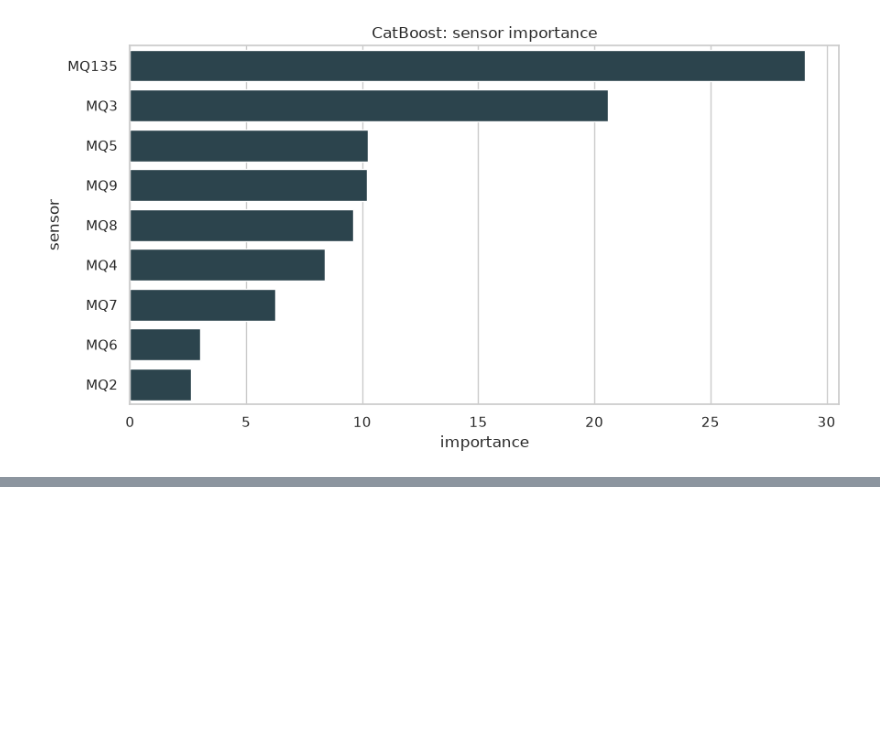
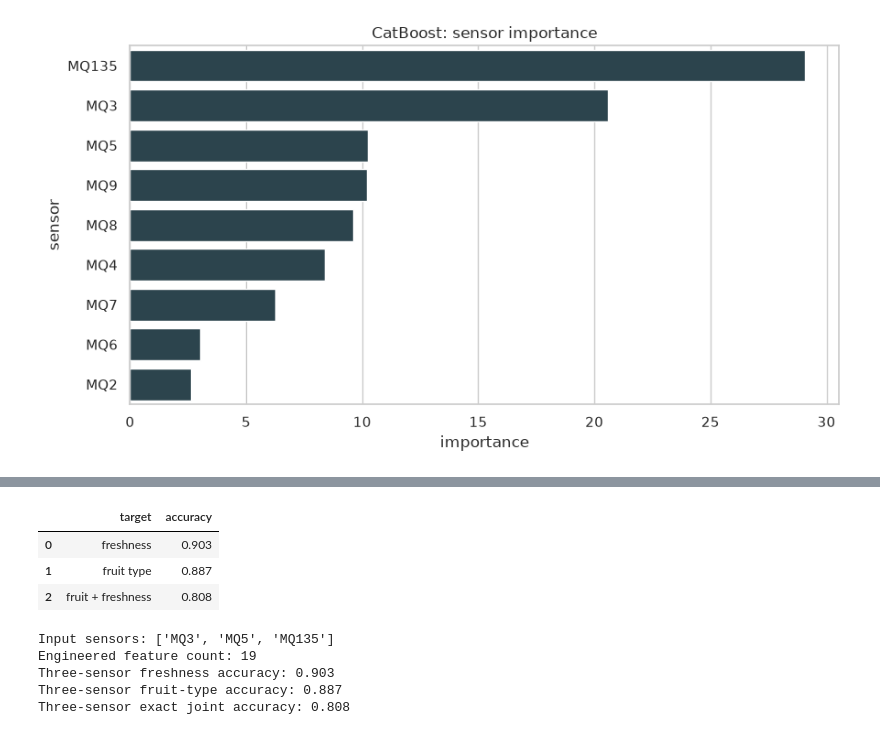
Before and after one commit to cyb3r-b4stard/skoltech-iw-smart-fridge, a Jupyter notebook: freshness_detection_eda_model.ipynb, the cells around one changed output, grey strips where cells are left out. Saved outputs shown, nothing was run; the diff lists cells and outputs as text; code cells hidden in the pictures; blank space fills up the shorter version.

```diff
--- a/freshness_detection_eda_model.ipynb
+++ b/freshness_detection_eda_model.ipynb
@@ -550,0 +611,74 @@ plt.show()
+# %%
+THREE_SENSOR_COLS = ['MQ3', 'MQ5', 'MQ135']
+
+def make_three_sensor_features(frame):
+    raw = frame[THREE_SENSOR_COLS].astype(float)
+    features = raw.copy()
+    for first, second in [('MQ3', 'MQ5'), ('MQ3', 'MQ135'), ('MQ5', 'MQ135')]:
+        features[f'{first}_minus_{second}'] = raw[first] - raw[second]
+        features[f'{first}_ratio_{second}'] = raw[first] / (raw[second] + 1e-6)
+    features['MQ3_plus_MQ5'] = raw['MQ3'] + raw['MQ5']
+    features['MQ3_plus_MQ135'] = raw['MQ3'] + raw['MQ135']
+    features['MQ5_plus_MQ135'] = raw['MQ5'] + raw['MQ135']
+    features['sensor_mean'] = raw.mean(axis=1)
+    features['sensor_std'] = raw.std(axis=1)
+    features['sensor_max'] = raw.max(axis=1)
+    features['sensor_min'] = raw.min(axis=1)
+    features['MQ3_x_MQ5'] = raw['MQ3'] * raw['MQ5']
+    features['MQ3_x_MQ135'] = raw['MQ3'] * raw['MQ135']
+    features['MQ5_x_MQ135'] = raw['MQ5'] * raw['MQ135']
+    return features.replace([np.inf, -np.inf], np.nan).fillna(0)
+
+X_three_sensor = make_three_sensor_features(model_data)
+X_three_train = X_three_sensor.iloc[train_idx]
+X_three_test = X_three_sensor.iloc[test_idx]
+
+three_sensor_freshness_model = Pipeline([
+    ('scale', StandardScaler()),
+    ('model', MLPClassifier(
+        hidden_layer_sizes=(20, 10), activation='relu', alpha=0.001,
+        batch_size=256, max_iter=300, early_stopping=True,
+        validation_fraction=0.1, n_iter_no_change=15, random_state=42
+    ))
+])
+three_sensor_fruit_model = Pipeline([
+    ('scale', StandardScaler()),
+    ('model', MLPClassifier(
+        hidden_layer_sizes=(24, 8), activation='relu', alpha=0.001,
+        batch_size=256, max_iter=300, early_stopping=True,
+        validation_fraction=0.1, n_iter_no_change=15, random_state=42
+    ))
+])
+
+three_sensor_freshness_model.fit(X_three_train, y.iloc[train_idx])
+three_sensor_fruit_model.fit(X_three_train, fruit_target.iloc[train_idx])
+three_freshness_predictions = three_sensor_freshness_model.predict(X_three_test)
+three_fruit_predictions = three_sensor_fruit_model.predict(X_three_test)
+three_freshness_accuracy = accuracy_score(y.iloc[test_idx], three_freshness_predictions)
+three_fruit_accuracy = accuracy_score(fruit_target.iloc[test_idx], three_fruit_predictions)
+three_joint_accuracy = (
+    (three_freshness_predictions == y.iloc[test_idx].to_numpy())
+    & (three_fruit_predictions == fruit_target.iloc[test_idx].to_numpy())
+).mean()
+
+three_sensor_results = pd.DataFrame([
+    {'target': 'freshness', 'accuracy': three_freshness_accuracy},
+    {'target': 'fruit type', 'accuracy': three_fruit_accuracy},
+    {'target': 'fruit + freshness', 'accuracy': three_joint_accuracy}
+])
+display(three_sensor_results.round(3))
+print(f'Input sensors: {THREE_SENSOR_COLS}')
+print(f'Engineered feature count: {X_three_sensor.shape[1]}')
+print(f'Three-sensor freshness accuracy: {three_freshness_accuracy:.3f}')
+print(f'Three-sensor fruit-type accuracy: {three_fruit_accuracy:.3f}')
+print(f'Three-sensor exact joint accuracy: {three_joint_accuracy:.3f}')
+# %% [output]
+|  | target | accuracy |
+| 0 | freshness | 0.903 |
+| 1 | fruit type | 0.887 |
+| 2 | fruit + freshness | 0.808 |
+Input sensors: ['MQ3', 'MQ5', 'MQ135']
+Engineered feature count: 19
+Three-sensor freshness accuracy: 0.903
+Three-sensor fruit-type accuracy: 0.887
+Three-sensor exact joint accuracy: 0.808
```
Also changed, not shown: parts of 10 cells of this notebook.
